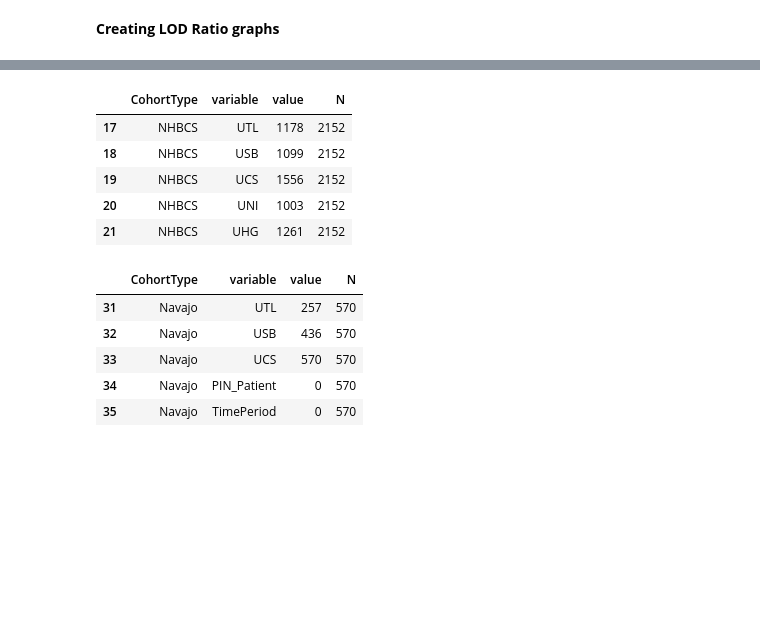
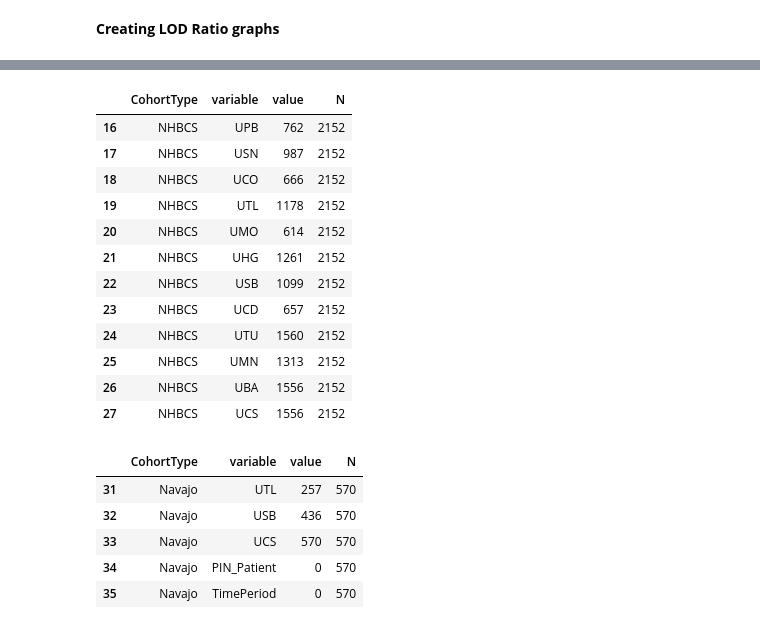
Before and after one commit to agostini01/harmonization-website, a Jupyter notebook: cohorts_proj/jupyter/Distribution Paper JGeller/NHANES_template_copy.ipynb, the cells around one changed output, grey strips where cells are left out. Drawn from its saved outputs; the diff is of its cells as text; code cells hidden in the pictures; blank space fills up the shorter version.

```diff
--- a/cohorts_proj/jupyter/Distribution Paper JGeller/NHANES_template_copy.ipynb
+++ b/cohorts_proj/jupyter/Distribution Paper JGeller/NHANES_template_copy.ipynb
@@ -566,12 +613,19 @@ counts
 # %%
-blod_df[blod_df['CohortType']==DAR_alias].head(5)
+blod_df[blod_df['CohortType']==DAR_alias]
 # %% [output]
 |  | CohortType | variable | value | N |
-| 17 | NHBCS | UTL | 1178 | 2152 |
-| 18 | NHBCS | USB | 1099 | 2152 |
-| 19 | NHBCS | UCS | 1556 | 2152 |
-| 20 | NHBCS | UNI | 1003 | 2152 |
+| 16 | NHBCS | UPB | 762 | 2152 |
+| 17 | NHBCS | USN | 987 | 2152 |
+| 18 | NHBCS | UCO | 666 | 2152 |
+| 19 | NHBCS | UTL | 1178 | 2152 |
+| 20 | NHBCS | UMO | 614 | 2152 |
 | 21 | NHBCS | UHG | 1261 | 2152 |
+| 22 | NHBCS | USB | 1099 | 2152 |
+| 23 | NHBCS | UCD | 657 | 2152 |
+| 24 | NHBCS | UTU | 1560 | 2152 |
+| 25 | NHBCS | UMN | 1313 | 2152 |
+| 26 | NHBCS | UBA | 1556 | 2152 |
+| 27 | NHBCS | UCS | 1556 | 2152 |
 # %%
 blod_df[blod_df['CohortType']==UNM_alias].head(5)
 # %% [output]
```
Also changed, not shown: parts of 25 cells of this notebook.
